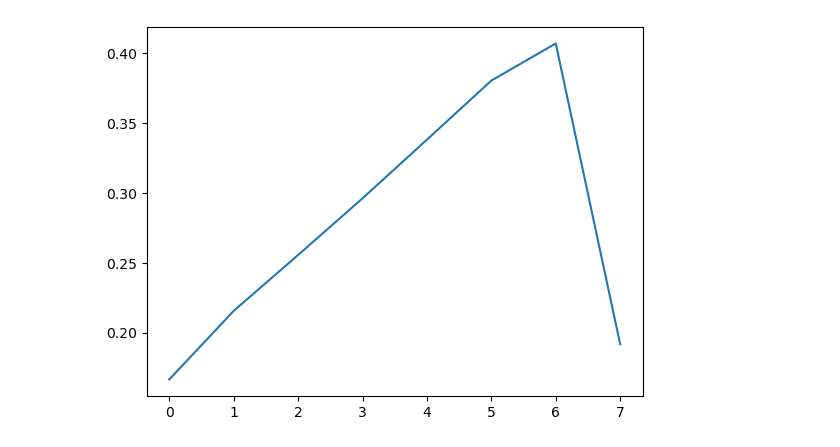
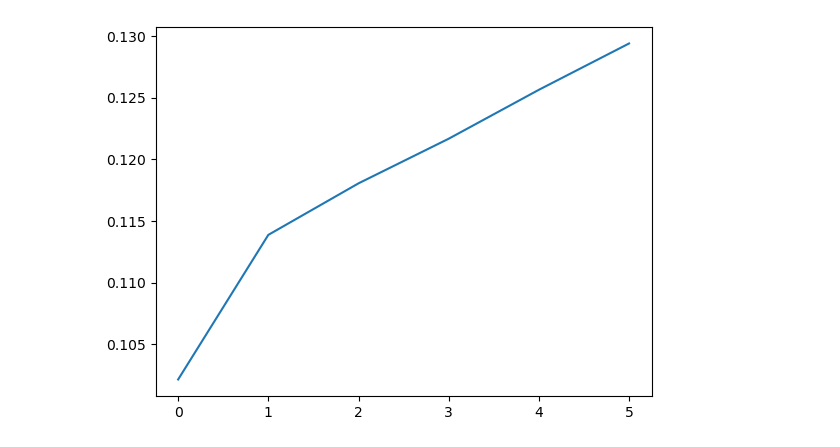
Before and after one commit to noah-lowry/lqcd-jax, a Jupyter notebook: jax-implementation/main.ipynb, the cells around one changed output. Cells and saved outputs as stored; diff of their text form; code cells hidden in the pictures.

```diff
--- a/jax-implementation/main.ipynb
+++ b/jax-implementation/main.ipynb
@@ -81,7 +81,7 @@ def warmup_tint(coef, beta, random_key, observable_fn, tau, iters=2000, nfev_app
         carry = (coef, rng_key, running_p_acc)
         return carry, o
 
-    (coef, random_key), O = jax.lax.scan(
+    (coef, *_), O = jax.lax.scan(
         warmup_step,
         init=(coef, random_key, 0),
         xs=np.arange(iters),
@@ -110,7 +110,7 @@ coef, O = warmup_tint(
     random_key=random_key,
     observable_fn=jax.jit(lambda x: mean_wilson_rectangle(coef_to_lie_group(x), 3, 3, time_unique=False).real),
     tau=1.0,
-    iters=2000,
+    iters=10000,
     nfev_approx=8
 )
 # %% [output]
@@ -137,9 +136,13 @@ ValueError: too many values to unpack (expected 2)
 # %%
 wilson_loops = []
 
-for i in tqdm(range(20000)):
+stepper_fn = jax.jit(HMC(6.7, wilson_action, nfev_approx=8))
+
+for i in (bar := tqdm(range(20000))):
     random_key, key1 = jax.random.split(random_key)
-    coef = HMC_trajectory(coef, beta=6.7, steps=80, dt=3e-5, random_key=key1)["q_next"]
+    coef, (dH, p_acc) = stepper_fn(coef, tau=1.0, random_key=key1)
 
     # Calculate wilson loops
     wilson_loops.append(calculate_wilson_loops(coef, R_range, T_range))
+
+    bar.set_postfix({"dH": dH})
@@ -155,6 +155,5 @@ plt.show()
 # %%
-i=7
-plt.plot(jnp.log(mean_loops[:,i]/mean_loops[:,i+1]))
+plt.plot(jnp.log(mean_loops[:-2,5] / mean_loops[:-2,6]))
 plt.show()
 # %% [output]
-[figure, old version]
+[figure, new version]
```
Also changed, not shown: parts of 6 cells of this notebook, 1 other file.
